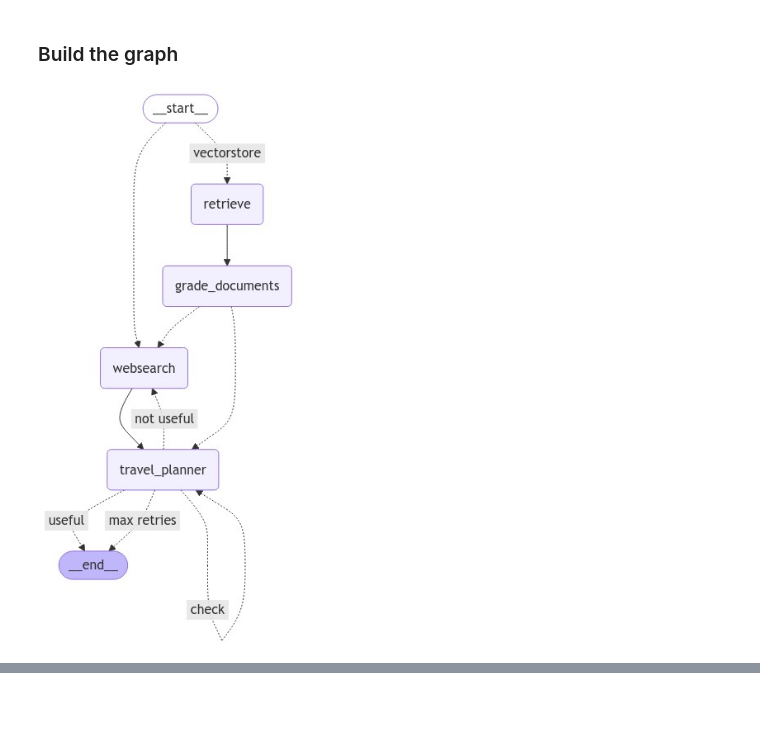
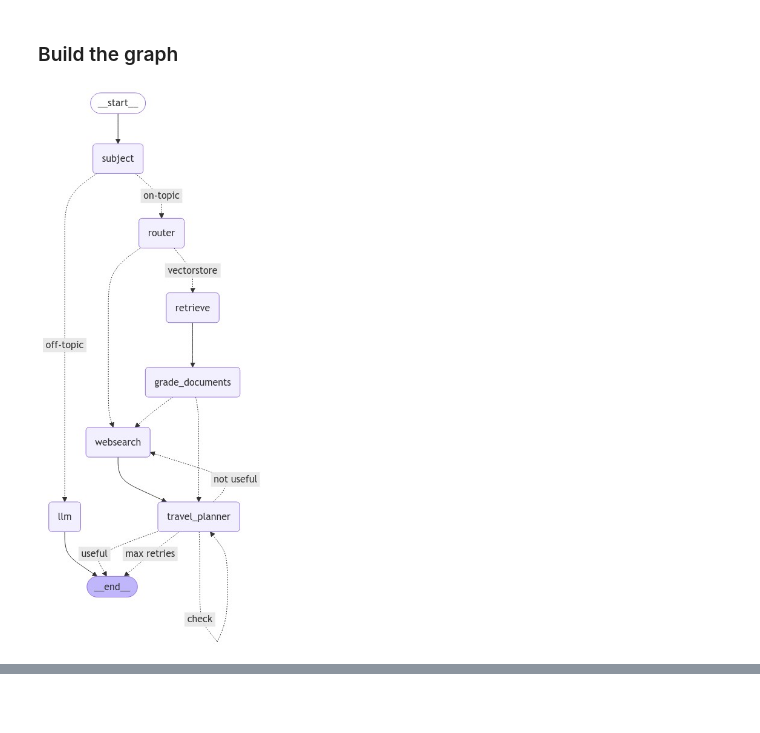
Before and after one commit to Sabaudian/LLM_Agent_Project, a Jupyter notebook: project.ipynb, the cells around one changed output, grey strips where cells are left out. Cells and saved outputs as stored; diff of their text form; code cells hidden in the pictures.

Commit message:
subject, llm_standard, refactoring

```diff
--- a/project.ipynb
+++ b/project.ipynb
@@ -268,0 +380,7 @@ binary_score='no'
+# %%
+# # Test summarize
+docs_txt = format_docs(retrieve_document_1)
+docs_summary = summarizer_chain.invoke({
+    "documents": docs_txt
+})
+print(docs_summary)
@@ -371,5 +489,8 @@ hallucination_grader = hallucination_grader_prompt | structured_llm_hallucinatio
 # %%
-# Test hallucination grader
-hallucination = hallucination_grader.invoke({"documents": retrieved_docs_for_planner[0], "planner": generated_plan})
+# # Test hallucination
+hallucination = hallucination_grader.invoke({
+    "documents": docs_summary,
+    "planner": generated_plan
+})
 print(hallucination)
 # %% [output]
@@ -381,14 +502,14 @@ binary_score='yes'
 class GradeAnswers(BaseModel):
     """Binary score to assess answer addresses question."""
 
-    binary_score: str = Field(
+    evaluation: str = Field(
         description="Answer addresses the question, 'yes' or 'no'"
     )
 
 # LLM
 structured_llm_grader = llm.with_structured_output(GradeAnswers)
 
-# Prompt
+# System prompt
 answer_grader_instructions = """
 You are a grader assessing whether the planner addresses / resolves a request
 Give a binary score 'yes' or 'no'. Yes' means that the answer resolves the request."""
@@ -459,6 +584,8 @@ class State(TypedDict):
     max_retries: int
     loop_step: Annotated[int, operator.add]
     planner: str
+    route: str
+    topic: str
     question: str
     web_search: str
 # %% [markdown]
@@ -693,14 +939,28 @@ def grade_generation_v_documents_and_question(state: State):
 workflow = StateGraph(State)
 
 # Define the nodes
-workflow.add_node(node="retrieve", action=retrieve)                 # retrieve
-workflow.add_node(node="grade_documents", action=grade_documents)   # grade_documents
-workflow.add_node(node="websearch", action=web_search)              # web_search
-workflow.add_node(node="travel_planner", action=planner)            # travel_planner
+workflow.add_node(node="subject", action=subject)
+workflow.add_node(node="llm", action=llm_standard_response)
+workflow.add_node(node="router", action=router)
+workflow.add_node(node="retrieve", action=retrieve)
+workflow.add_node(node="grade_documents", action=grade_documents)
+workflow.add_node(node="websearch", action=web_search)
+workflow.add_node(node="travel_planner", action=planner)
 
 # Build graph: edges and condition
+workflow.add_edge(START, "subject")
 workflow.add_conditional_edges(
-    START,
+    "subject",
+    route_subject,
+    {
+        "on-topic": "router",
+        "off-topic": "llm",
+    }
+)
+workflow.add_edge("llm", END)
+
+workflow.add_conditional_edges(
+    "router",
     route_question,
     {
         "websearch": "websearch",
@@ -709,31 +969,31 @@ workflow.add_conditional_edges(
 )
 
 workflow.add_edge("websearch", "travel_planner")
 workflow.add_edge("retrieve", "grade_documents")
 
 workflow.add_conditional_edges(
     "grade_documents",
     decide_to_plan,
     {
         "websearch": "websearch",
         "travel_planner": "travel_planner",
     },
 )
 
 workflow.add_conditional_edges(
     "travel_planner",
     grade_generation_v_documents_and_question,
     {
         "check": "travel_planner",
         "useful": END,
         "not useful": "websearch",
         "max retries": END,
     },
 )
 
 # Compile
 graph = workflow.compile()
 # Display the graph
 display(Image(graph.get_graph().draw_mermaid_png(draw_method=MermaidDrawMethod.API)))
 # %% [output]
-[figure, old version]
+[figure, new version]
```
Also changed, not shown: parts of 41 cells of this notebook.
